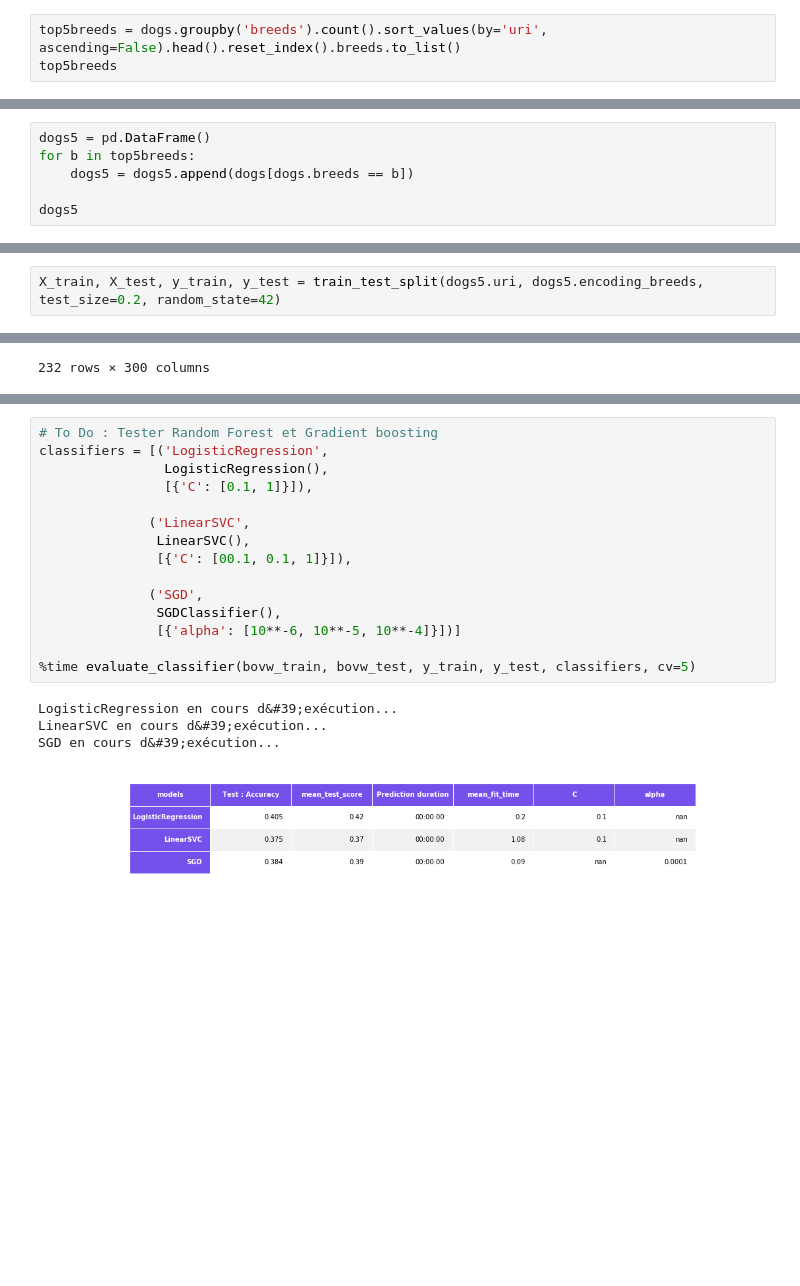
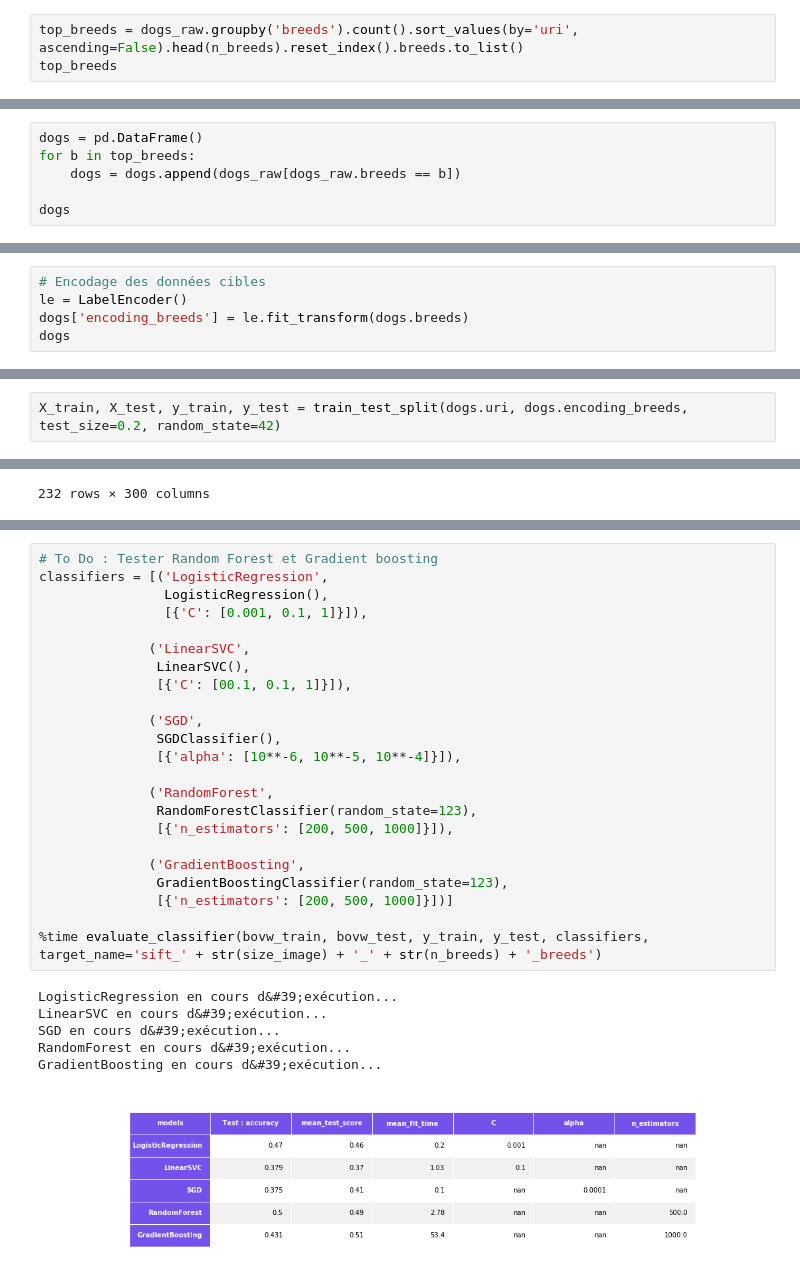
Before and after one commit to Adrian1903/Classez-des-images-l-aide-d-algorithmes-de-Deep-Learning, a Jupyter notebook: dev/02_classification_sift.ipynb, the cells around one changed output, grey strips where cells are left out. Drawn from its saved outputs; the diff is of its cells as text; blank space fills up the shorter version.

```diff
--- a/dev/02_classification_sift.ipynb
+++ b/dev/02_classification_sift.ipynb
@@ -48,14 +60,14 @@ Nous avons 20579 photos de chiens comprenant 120 races.
 # %%
-top5breeds = dogs.groupby('breeds').count().sort_values(by='uri', ascending=False).head().reset_index().breeds.to_list()
-top5breeds
+top_breeds = dogs_raw.groupby('breeds').count().sort_values(by='uri', ascending=False).head(n_breeds).reset_index().breeds.to_list()
+top_breeds
 # %% [output]
 [&#39;Maltese_dog&#39;, &#39;Afghan_hound&#39;, &#39;Scottish_deerhound&#39;, &#39;Pomeranian&#39;, &#39;Samoyed&#39;]
 # %%
-dogs5 = pd.DataFrame()
-for b in top5breeds:
-    dogs5 = dogs5.append(dogs[dogs.breeds == b])
+dogs = pd.DataFrame()
+for b in top_breeds:
+    dogs = dogs.append(dogs_raw[dogs_raw.breeds == b])
 
-dogs5
+dogs
 # %% [output]
 |  | uri | breeds |
 | 337 | src\img\n02085936-Maltese_dog\n02... | Maltese_dog |
@@ -93,0 +85,5 @@ dogs5
+# %%
+# Encodage des données cibles
+le = LabelEncoder()
+dogs['encoding_breeds'] = le.fit_transform(dogs.breeds)
+dogs
@@ -94,2 +104,2 @@ dogs5
 # %%
-X_train, X_test, y_train, y_test = train_test_split(dogs5.uri, dogs5.encoding_breeds, test_size=0.2, random_state=42)
+X_train, X_test, y_train, y_test = train_test_split(dogs.uri, dogs.encoding_breeds, test_size=0.2, random_state=42)
@@ -179,20 +217,30 @@ Wall time: 2min 48s
 # %%
 # To Do : Tester Random Forest et Gradient boosting
 classifiers = [('LogisticRegression',
                 LogisticRegression(),
-                [{'C': [0.1, 1]}]),
+                [{'C': [0.001, 0.1, 1]}]),
 
               ('LinearSVC',
                LinearSVC(),
                [{'C': [00.1, 0.1, 1]}]),
 
               ('SGD',
                SGDClassifier(),
-               [{'alpha': [10**-6, 10**-5, 10**-4]}])]
+               [{'alpha': [10**-6, 10**-5, 10**-4]}]),
 
-%time evaluate_classifier(bovw_train, bovw_test, y_train, y_test, classifiers, cv=5)
+              ('RandomForest',
+               RandomForestClassifier(random_state=123),
+               [{'n_estimators': [200, 500, 1000]}]),
+
+              ('GradientBoosting',
+               GradientBoostingClassifier(random_state=123),
+               [{'n_estimators': [200, 500, 1000]}])]
+
+%time evaluate_classifier(bovw_train, bovw_test, y_train, y_test, classifiers, target_name='sift_' + str(size_image) + '_' + str(n_breeds) + '_breeds')
 # %% [output]
 LogisticRegression en cours d&#39;exécution...
 LinearSVC en cours d&#39;exécution...
 SGD en cours d&#39;exécution...
+RandomForest en cours d&#39;exécution...
+GradientBoosting en cours d&#39;exécution...
-[figure, old version]
+[figure, new version]
```
Also changed, not shown: parts of 24 cells of this notebook.
